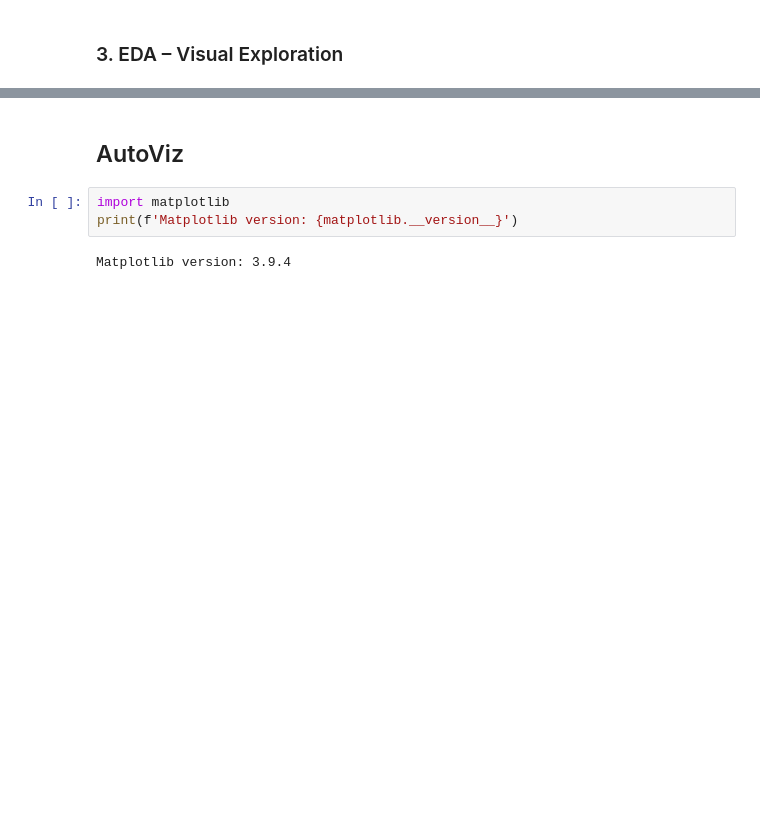
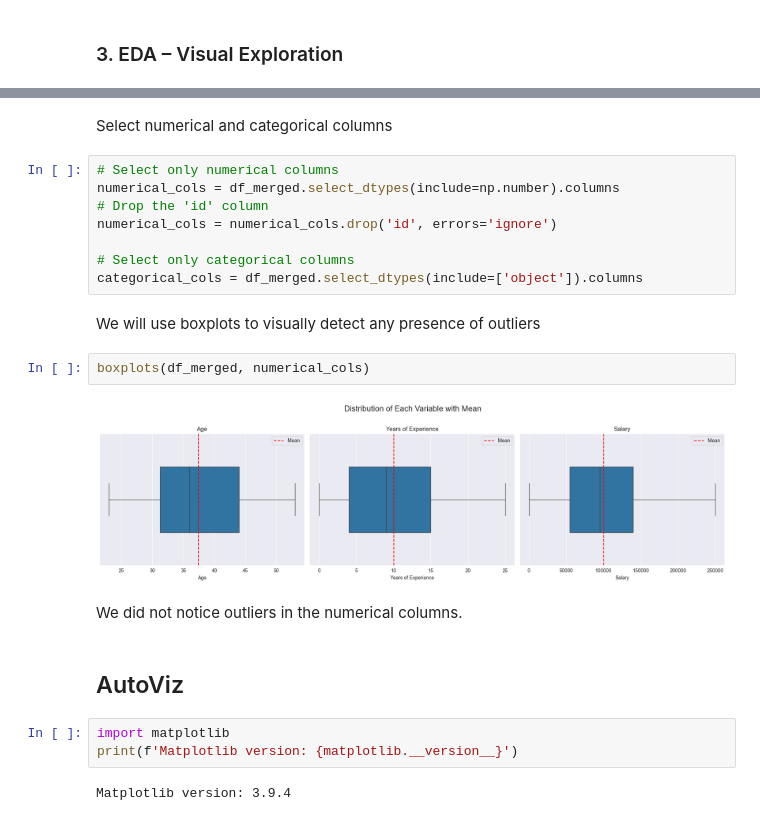
Before and after one commit to leonardoheis/fau_predic_salario, a Jupyter notebook: notebooks/main.ipynb, the cells around one changed output, grey strips where cells are left out. Drawn from its saved outputs; the diff is of its cells as text; blank space fills up the shorter version.

```diff
--- a/notebooks/main.ipynb
+++ b/notebooks/main.ipynb
@@ -236,3 +476,21 @@ Now, let's check if the missing data is random or has a pattern. We'll do that w
+# %% [markdown]
+Select numerical and categorical columns
+# %%
+# Select only numerical columns
+numerical_cols = df_merged.select_dtypes(include=np.number).columns
+# Drop the 'id' column
+numerical_cols = numerical_cols.drop('id', errors='ignore')
+
+# Select only categorical columns
+categorical_cols = df_merged.select_dtypes(include=['object']).columns
+# %% [markdown]
+We will use boxplots to visually detect any presence of outliers
+# %%
+boxplots(df_merged, numerical_cols)
+# %% [output]
+[figure, added]
+# %% [markdown]
+We did not notice outliers in the numerical columns.
 # %% [markdown]
 ## AutoViz
 # %%
```
Also changed, not shown: parts of 27 cells of this notebook, 9 other files.
